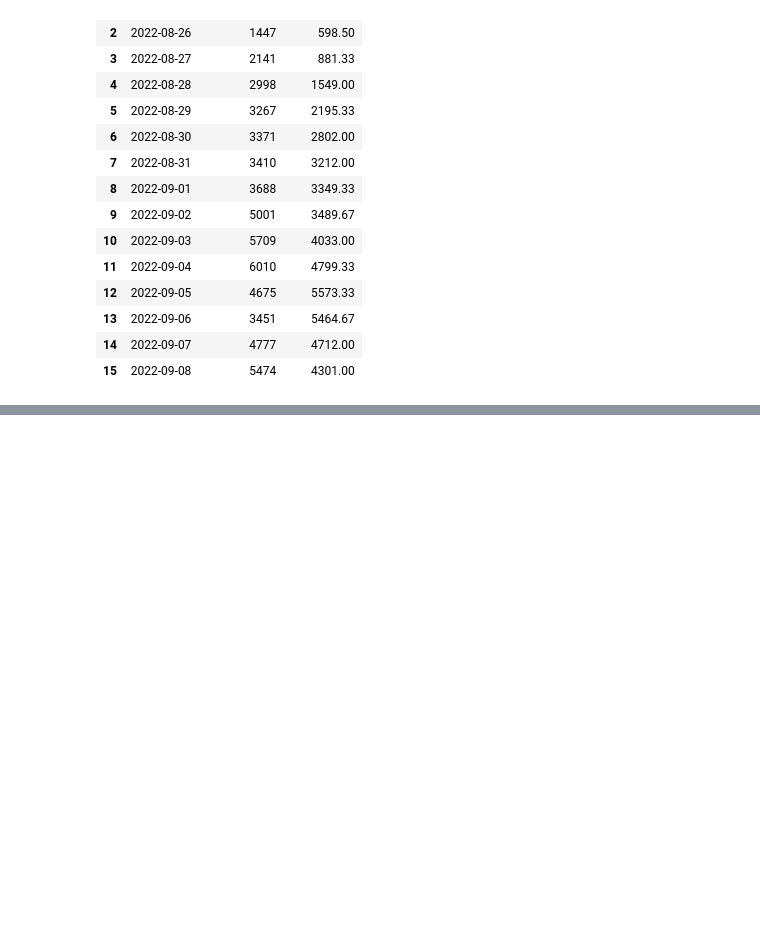
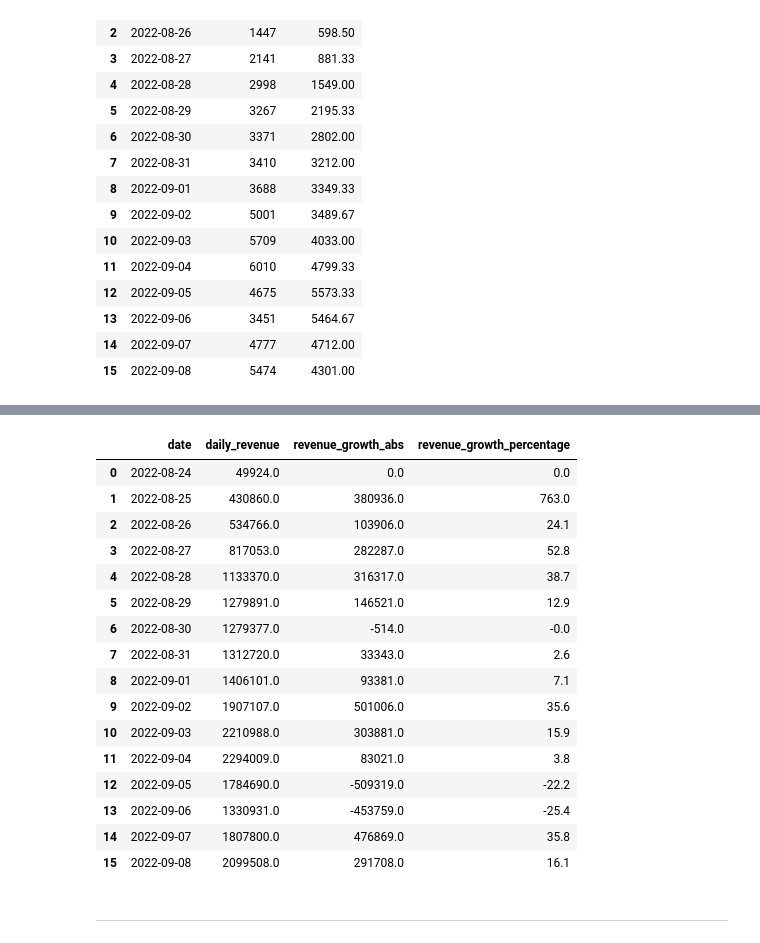
Before and after one commit to Aranaur/py4ds, a Jupyter notebook: sql_window.ipynb, the cells around one changed output, grey strips where cells are left out. Drawn from its saved outputs; the diff is of its cells as text; code cells hidden in the pictures; blank space fills up the shorter version.

```diff
--- a/sql_window.ipynb
+++ b/sql_window.ipynb
@@ -758,0 +1175,49 @@ FROM   (SELECT creation_time :: date as date,
+# %%
+#| code-fold: true
+#| code-summary: "Рішення"
+
+%%sql
+with t1 as (
+    SELECT order_id,
+                       creation_time,
+                       product_ids,
+                       unnest(product_ids) as product_id
+                FROM   orders
+                WHERE  order_id not in (SELECT order_id
+                                        FROM   user_actions
+                                        WHERE  action = 'cancel_order')
+    ),
+    t2 as (
+    SELECT creation_time::date as date,
+               sum(price) as daily_revenue
+        FROM t1
+        LEFT JOIN products using(product_id)
+        GROUP BY date
+    )
+
+SELECT date,
+       round(daily_revenue, 1) as daily_revenue,
+       round(coalesce(daily_revenue - lag(daily_revenue, 1) OVER (ORDER BY date), 0), 1) as revenue_growth_abs,
+       round(coalesce(round((daily_revenue - lag(daily_revenue, 1) OVER (ORDER BY date))::decimal / lag(daily_revenue, 1) OVER (ORDER BY date) * 100, 2), 0), 1) as revenue_growth_percentage
+FROM t2
+ORDER BY date
+# %% [output]
+|  | date | daily_revenue | revenue_growth_abs | revenue_growth_percentage |
+| 0 | 2022-08-24 | 49924.0 | 0.0 | 0.0 |
+| 1 | 2022-08-25 | 430860.0 | 380936.0 | 763.0 |
+| 2 | 2022-08-26 | 534766.0 | 103906.0 | 24.1 |
+| 3 | 2022-08-27 | 817053.0 | 282287.0 | 52.8 |
+| 4 | 2022-08-28 | 1133370.0 | 316317.0 | 38.7 |
+| 5 | 2022-08-29 | 1279891.0 | 146521.0 | 12.9 |
+| 6 | 2022-08-30 | 1279377.0 | -514.0 | -0.0 |
+| 7 | 2022-08-31 | 1312720.0 | 33343.0 | 2.6 |
+| 8 | 2022-09-01 | 1406101.0 | 93381.0 | 7.1 |
+| 9 | 2022-09-02 | 1907107.0 | 501006.0 | 35.6 |
+| 10 | 2022-09-03 | 2210988.0 | 303881.0 | 15.9 |
+| 11 | 2022-09-04 | 2294009.0 | 83021.0 | 3.8 |
+| 12 | 2022-09-05 | 1784690.0 | -509319.0 | -22.2 |
+| 13 | 2022-09-06 | 1330931.0 | -453759.0 | -25.4 |
+| 14 | 2022-09-07 | 1807800.0 | 476869.0 | 35.8 |
+| 15 | 2022-09-08 | 2099508.0 | 291708.0 | 16.1 |
+# %% [markdown]
+---
```
Also changed, not shown: parts of 27 cells of this notebook, 2 other files.
